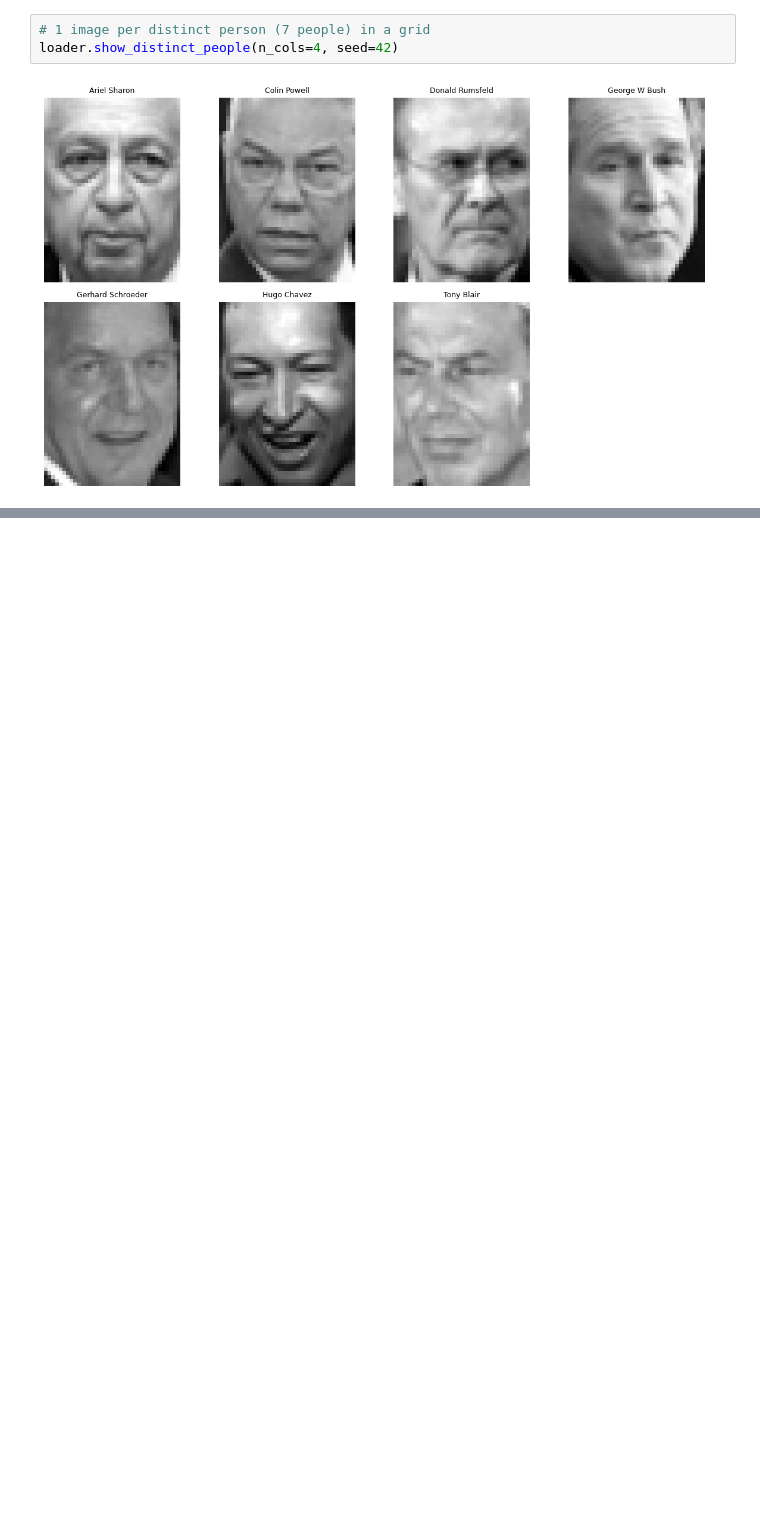
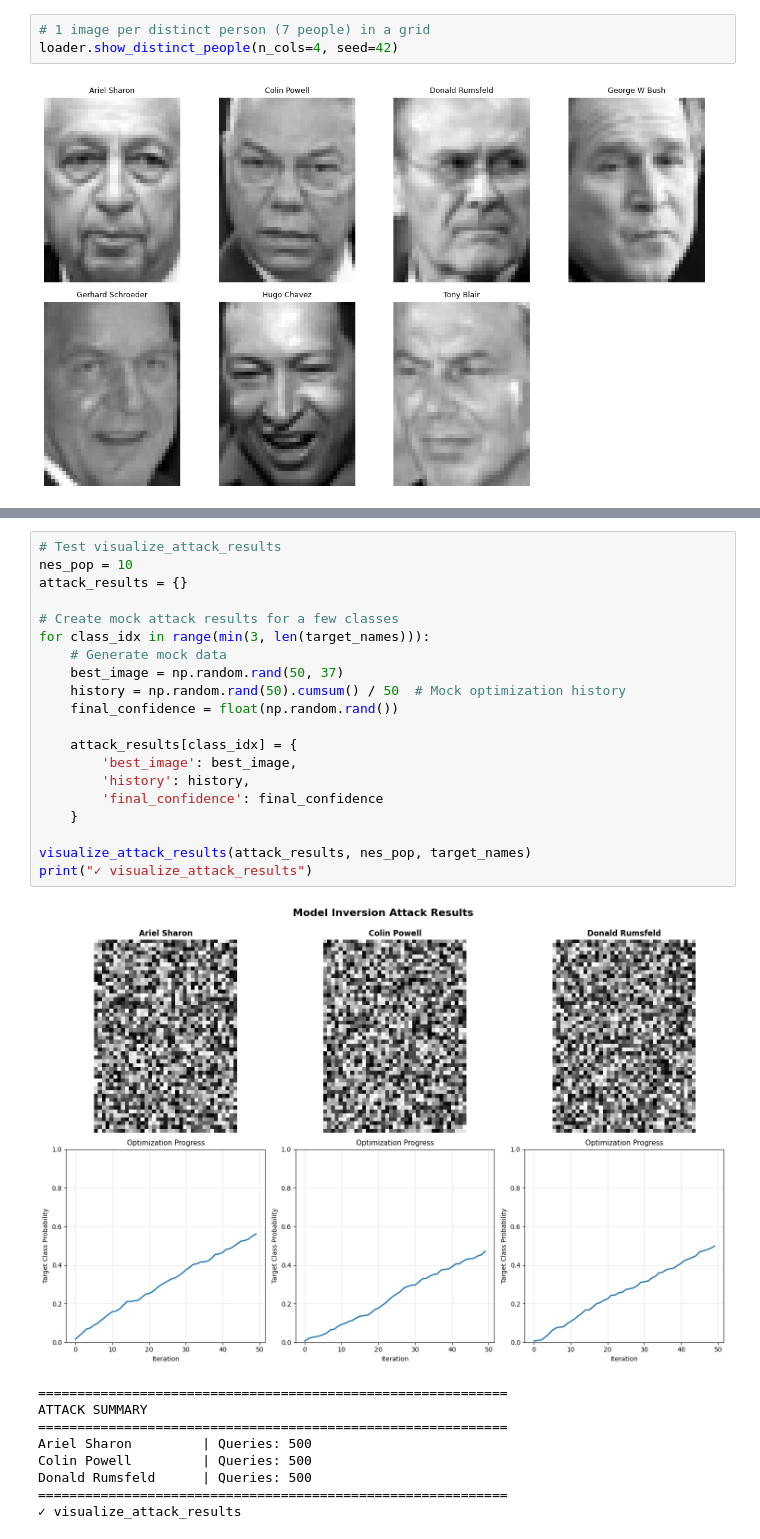
Before and after one commit to Malav786/pai, a Jupyter notebook: notebooks/module_testing.ipynb, the cells around one changed output, grey strips where cells are left out. Drawn from its saved outputs; the diff is of its cells as text; blank space fills up the shorter version.

```diff
--- a/notebooks/module_testing.ipynb
+++ b/notebooks/module_testing.ipynb
@@ -99,0 +302,30 @@ loader.show_distinct_people(n_cols=4, seed=42)
+# %%
+# Test visualize_attack_results
+nes_pop = 10
+attack_results = {}
+
+# Create mock attack results for a few classes
+for class_idx in range(min(3, len(target_names))):
+    # Generate mock data
+    best_image = np.random.rand(50, 37)
+    history = np.random.rand(50).cumsum() / 50  # Mock optimization history
+    final_confidence = float(np.random.rand())
+
+    attack_results[class_idx] = {
+        'best_image': best_image,
+        'history': history,
+        'final_confidence': final_confidence
+    }
+
+visualize_attack_results(attack_results, nes_pop, target_names)
+print("✓ visualize_attack_results")
+# %% [output]
+[figure, added]
+============================================================
+ATTACK SUMMARY
+============================================================
+Ariel Sharon         | Queries: 500
+Colin Powell         | Queries: 500
+Donald Rumsfeld      | Queries: 500
+============================================================
+✓ visualize_attack_results
```
Also changed, not shown: parts of 43 cells of this notebook, 20 other files.
